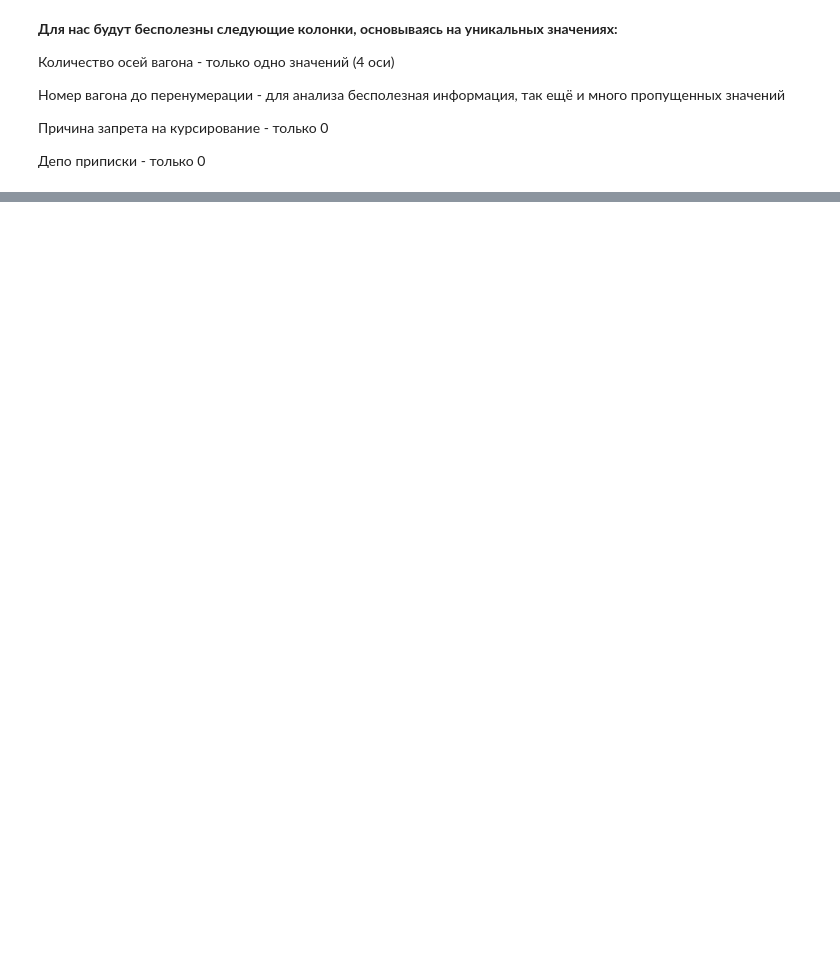
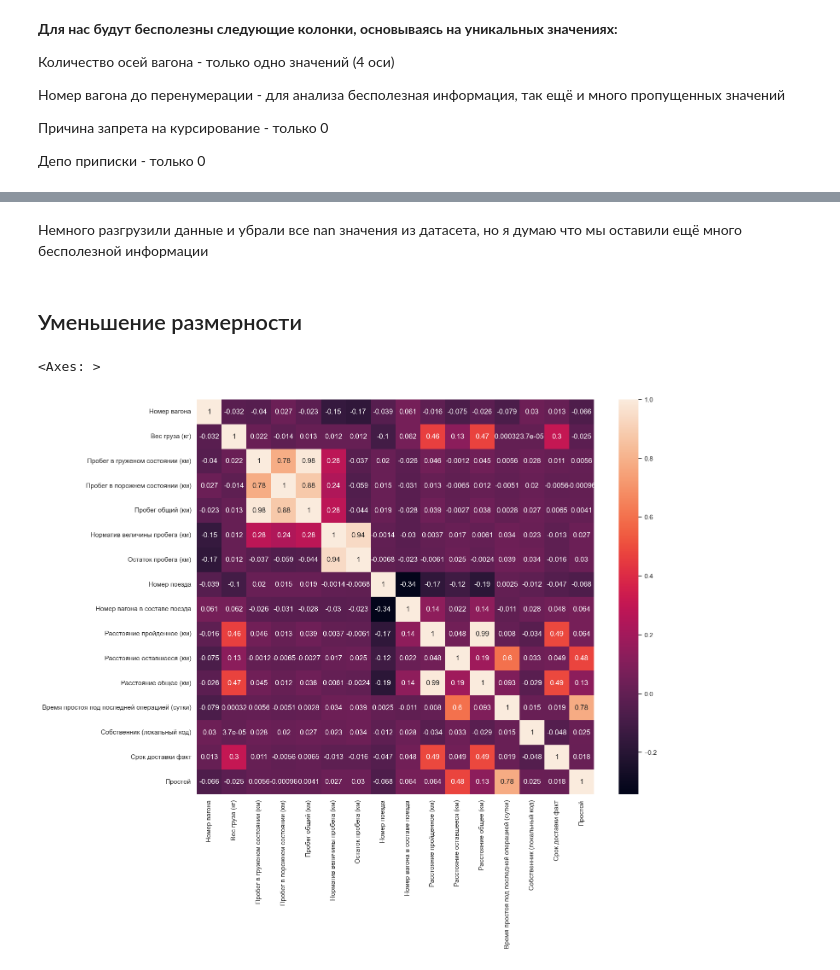
Before and after one commit to DanSikQ/Data_Analyst_Portfolio, a Jupyter notebook: projects/Auto-ML vs Me/Train.ipynb, the cells around one changed output, grey strips where cells are left out. Cells and saved outputs as stored; diff of their text form; code cells hidden in the pictures; blank space fills up the shorter version.

Commit message:
Nan values finish

```diff
--- a/projects/Auto-ML vs Me/Train.ipynb
+++ b/projects/Auto-ML vs Me/Train.ipynb
@@ -161,5 +161,6 @@ print(info_cargo_imp_kol.isnull().sum()) # Полностью разобрали
 dtype: int64
 # %%
 # Посмотрим на возможные скрытые пропущенные значения
-for i in info_cargo_imp_kol.columns:
-    print(info_cargo_imp_kol[i].value_counts())
+#for i in info_cargo_imp_kol.columns:
+#    print(info_cargo_imp_kol[i].value_counts().head(2))
+# Закомментировано, чтобы не нагружать информацией Notebook
@@ -196,2 +203,22 @@ info_cargo_imp = info_cargo_imp.drop(columns=['Количество осей в
+# %%
+info_cargo_imp = info_cargo_imp.drop(columns=['Род вагона', 'Род вагона_1', 'Условный тип вагона', 'Депо исключения вагона', 'Причина исключения вагона'])
+info_cargo_imp
+# %%
+info_cargo_imp[['Грузоотправитель (наим)', 'Грузополучатель (наим)', 'Оператор', 'Собственник']] = info_cargo_imp[['Грузоотправитель (наим)', 'Грузополучатель (наим)', 'Оператор', 'Собственник']].fillna('')
+# %%
+# Временные признаки просто заполним неизвестные данные, просто заглушкой
+for i in info_cargo_imp.select_dtypes(include = ['datetime64[ns]']).columns:
+    info_cargo_imp[i] = info_cargo_imp[i].fillna(pd.Timestamp('1970-01-01'))
+# %% [markdown]
+Немного разгрузили данные и убрали все nan значения из датасета, но я думаю что мы оставили ещё много бесполезной информации
+# %% [markdown]
+## Уменьшение размерности
 # %%
 info_cargo_imp_kol_new = info_cargo_imp.select_dtypes(include = [int,float])
+corr_matrix = info_cargo_imp_kol_new.corr()
+
+plt.figure(figsize=(15,12))
+sns.heatmap(corr_matrix, annot=True)
+# %% [output]
+<Axes: >
+[figure, added]
```
Also changed, not shown: parts of 9 cells of this notebook.
